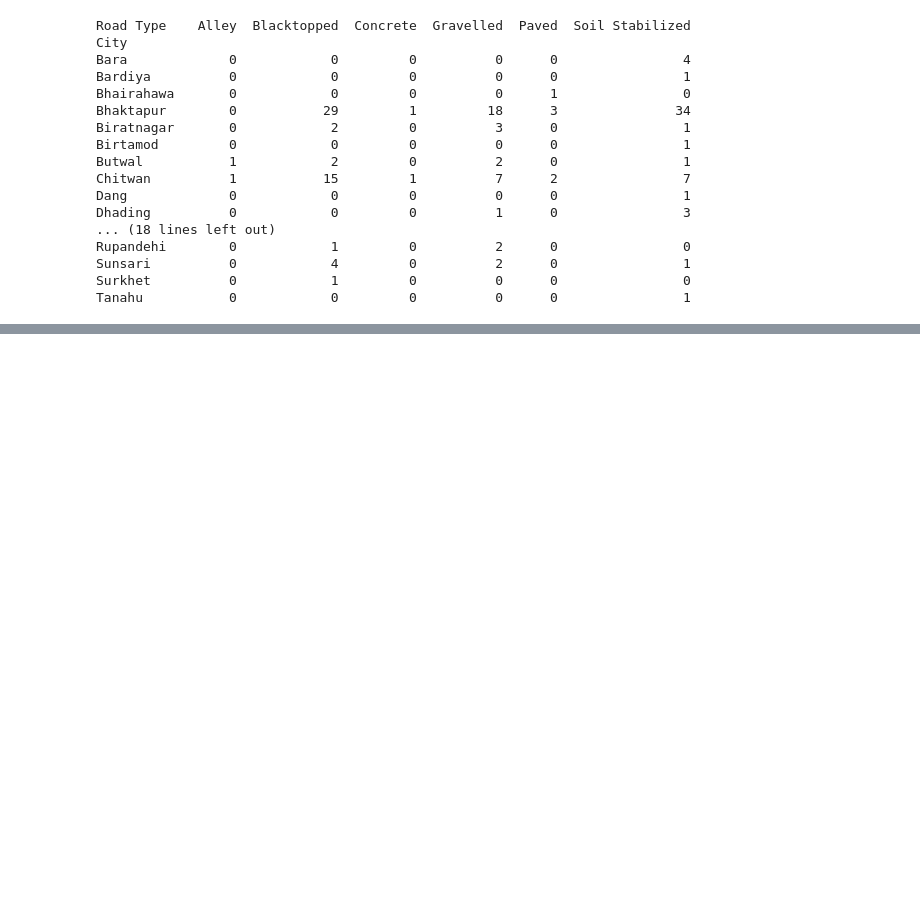
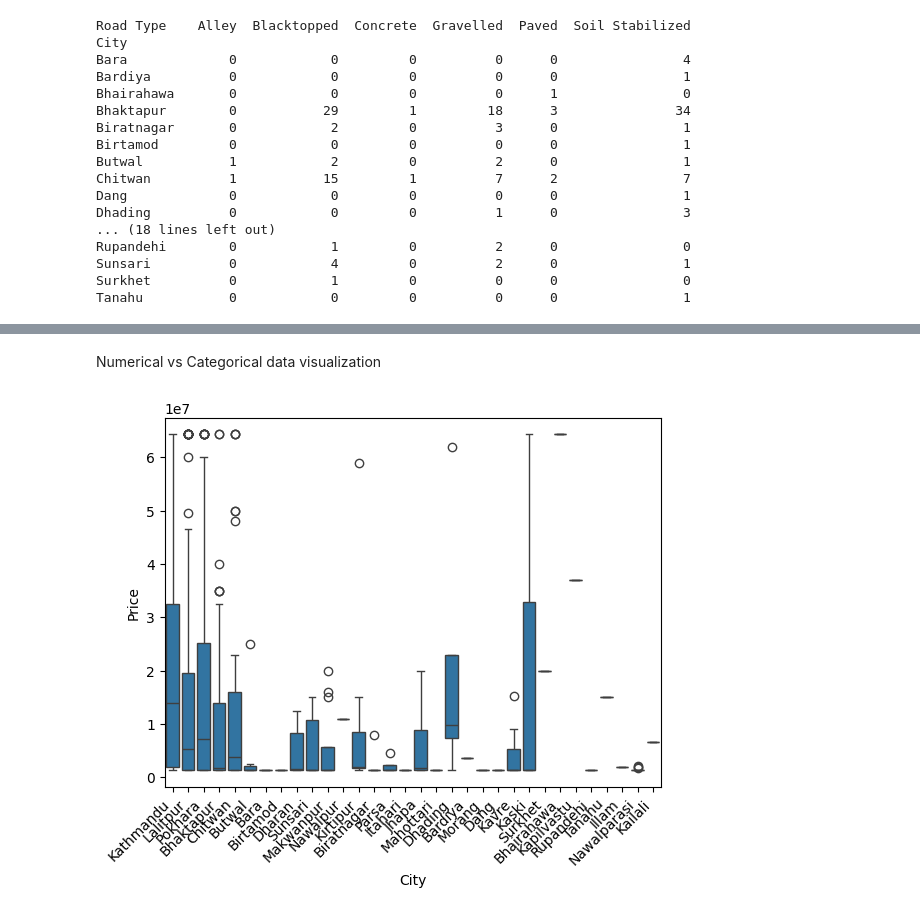
Before and after one commit to Swoyesh/House_Price_Predictor, a Jupyter notebook: housing.ipynb, the cells around one changed output, grey strips where cells are left out. Cells and saved outputs as stored; diff of their text form; code cells hidden in the pictures; blank space fills up the shorter version.

```diff
--- a/housing.ipynb
+++ b/housing.ipynb
@@ -751,0 +812,8 @@ Tanahu           0            0         0          0      0                1
+# %% [markdown]
+Numerical vs Categorical data visualization
+# %%
+sns.boxplot(x = 'City', y = 'Price', data = cleanData)
+plt.xticks(rotation=45, ha='right')
+plt.show()
+# %% [output]
+[figure, added]
```
Also changed, not shown: parts of 13 cells of this notebook.
